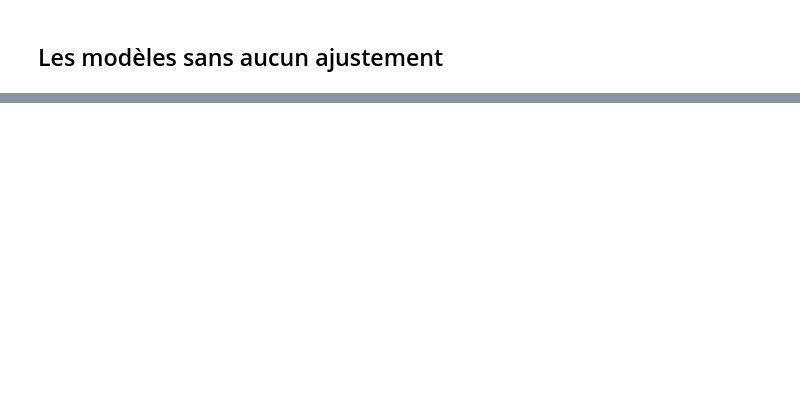
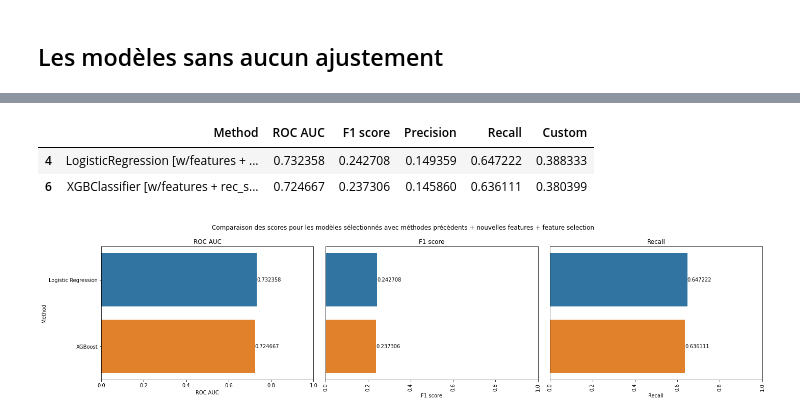
Before and after one commit to Valkea/OC_AI_04, a Jupyter notebook: Display_Scores.ipynb, the cells around one changed output, grey strips where cells are left out. Cells and saved outputs as stored; diff of their text form; code cells hidden in the pictures; blank space fills up the shorter version.

```diff
--- a/Display_Scores.ipynb
+++ b/Display_Scores.ipynb
@@ -154,0 +155,9 @@ plot_scores( balanced_t, "modèles avec recherche de paramètres en cross-valida
+# %%
+fselection1 = data_tuning[~(data_tuning.Method.str.contains('threshold')) & (data_tuning.Method.str.contains('rec'))][['Method', 'ROC AUC', 'F1 score', 'Precision', 'Recall', 'Custom']]
+display(fselection1)
+plot_scores( fselection1, "modèles sélectionnés avec méthodes précèdents + nouvelles features + feature selection" )
+# %% [output]
+|  | Method | ROC AUC | F1 score | Precision | Recall | Custom |
+| 4 | LogisticRegression [w/features + ... | 0.732358 | 0.242708 | 0.149359 | 0.647222 | 0.388333 |
+| 6 | XGBClassifier [w/features + rec_s... | 0.724667 | 0.237306 | 0.145860 | 0.636111 | 0.380399 |
+[figure, added]
```
Also changed, not shown: parts of 39 cells of this notebook, 1 other file.
